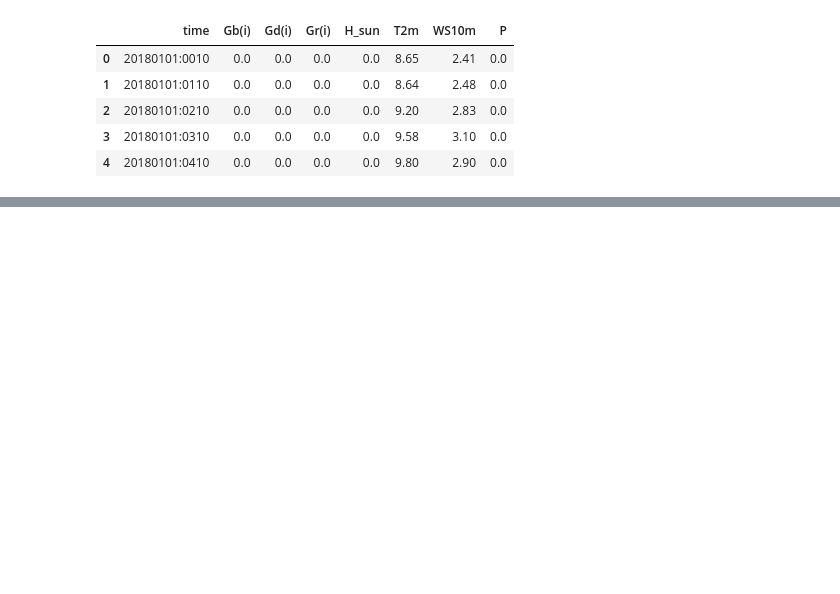
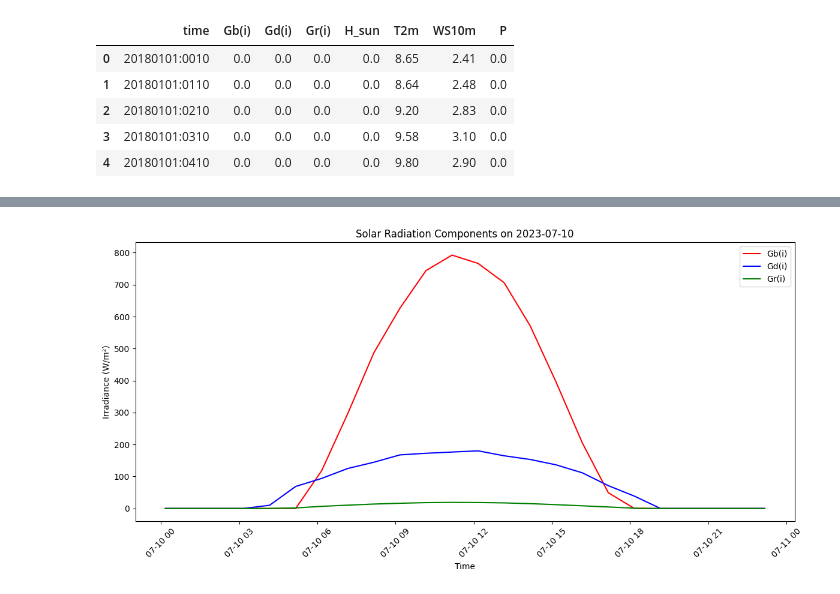
Before and after one commit to FilippoGambelli/ev-smart-charging, a Jupyter notebook: ML/radiotion_data.ipynb, the cells around one changed output, grey strips where cells are left out. Drawn from its saved outputs; the diff is of its cells as text; code cells hidden in the pictures; blank space fills up the shorter version.

```diff
--- a/ML/radiotion_data.ipynb
+++ b/ML/radiotion_data.ipynb
@@ -188,0 +72,17 @@ df_5s.to_csv("dataset/real-powerPV.csv", index=False, float_format="%.4f")
+# %%
+# Plot 1: Gb(i), Gd(i), Gr(i)
+
+plt.figure(figsize=(12, 6))
+plt.plot(df_day['time'], df_day['Gb(i)'], label="Gb(i)", color='red')
+plt.plot(df_day['time'], df_day['Gd(i)'], label="Gd(i)", color='blue')
+plt.plot(df_day['time'], df_day['Gr(i)'], label="Gr(i)", color='green')
+
+plt.title("Solar Radiation Components on 2023-07-10")
+plt.xlabel("Time")
+plt.ylabel("Irradiance (W/m²)")
+plt.legend()
+plt.xticks(rotation=45)
+plt.tight_layout()
+plt.show()
+# %% [output]
+[figure, added]
```
Also changed, not shown: parts of 18 cells of this notebook, 11 other files.
